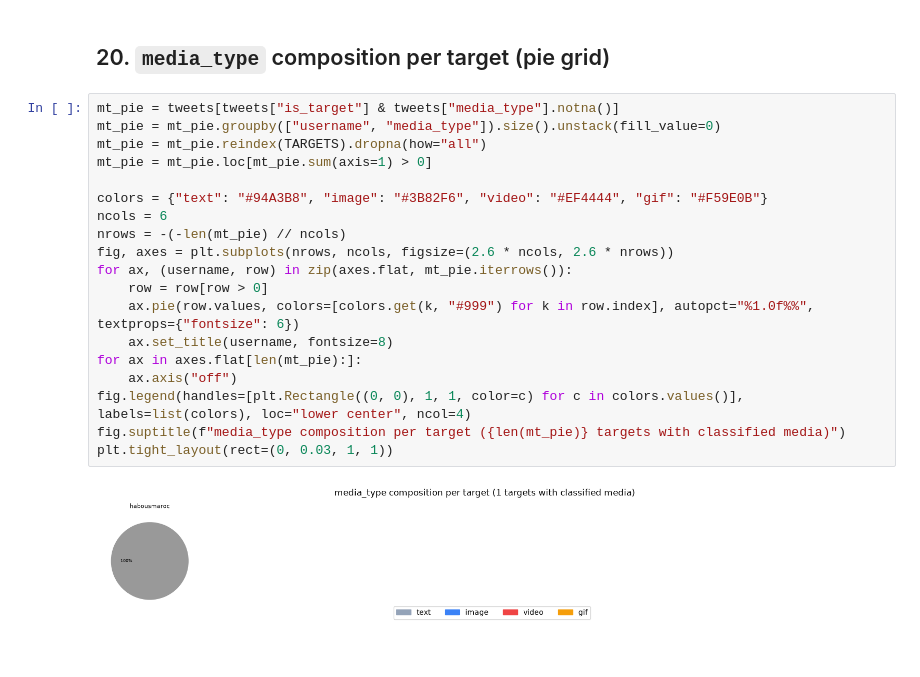
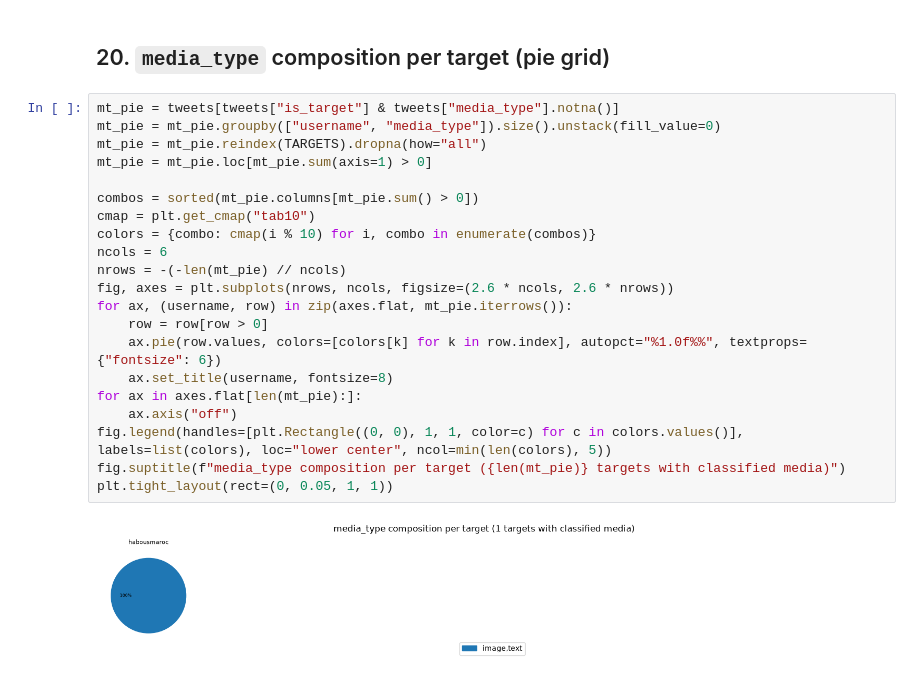
Before and after one commit to zztaouil/twitter-datum, a Jupyter notebook: tools/explore.ipynb, the cells around one changed output. Cells and saved outputs as stored; diff of their text form; blank space fills up the shorter version.

```diff
--- a/tools/explore.ipynb
+++ b/tools/explore.ipynb
@@ -543,21 +543,23 @@ mt_coverage.sort_values("pct_done")
 # %%
 mt_pie = tweets[tweets["is_target"] & tweets["media_type"].notna()]
 mt_pie = mt_pie.groupby(["username", "media_type"]).size().unstack(fill_value=0)
 mt_pie = mt_pie.reindex(TARGETS).dropna(how="all")
 mt_pie = mt_pie.loc[mt_pie.sum(axis=1) > 0]
 
-colors = {"text": "#94A3B8", "image": "#3B82F6", "video": "#EF4444", "gif": "#F59E0B"}
+combos = sorted(mt_pie.columns[mt_pie.sum() > 0])
+cmap = plt.get_cmap("tab10")
+colors = {combo: cmap(i % 10) for i, combo in enumerate(combos)}
 ncols = 6
 nrows = -(-len(mt_pie) // ncols)
 fig, axes = plt.subplots(nrows, ncols, figsize=(2.6 * ncols, 2.6 * nrows))
 for ax, (username, row) in zip(axes.flat, mt_pie.iterrows()):
     row = row[row > 0]
-    ax.pie(row.values, colors=[colors.get(k, "#999") for k in row.index], autopct="%1.0f%%", textprops={"fontsize": 6})
+    ax.pie(row.values, colors=[colors[k] for k in row.index], autopct="%1.0f%%", textprops={"fontsize": 6})
     ax.set_title(username, fontsize=8)
 for ax in axes.flat[len(mt_pie):]:
     ax.axis("off")
-fig.legend(handles=[plt.Rectangle((0, 0), 1, 1, color=c) for c in colors.values()], labels=list(colors), loc="lower center", ncol=4)
+fig.legend(handles=[plt.Rectangle((0, 0), 1, 1, color=c) for c in colors.values()], labels=list(colors), loc="lower center", ncol=min(len(colors), 5))
 fig.suptitle(f"media_type composition per target ({len(mt_pie)} targets with classified media)")
-plt.tight_layout(rect=(0, 0.03, 1, 1))
+plt.tight_layout(rect=(0, 0.05, 1, 1))
 # %% [output]
-[figure, old version]
+[figure, new version]
```
Also changed, not shown: 1 other file.
